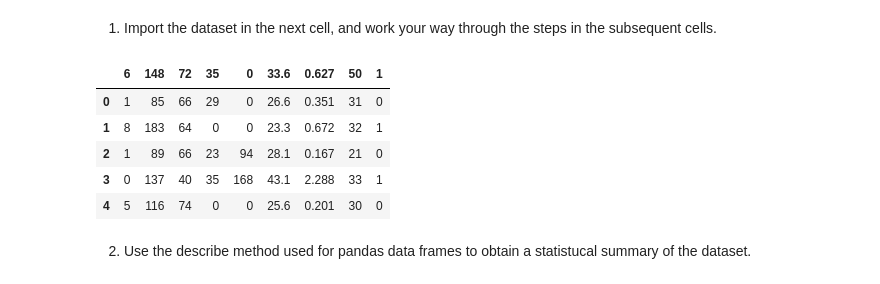
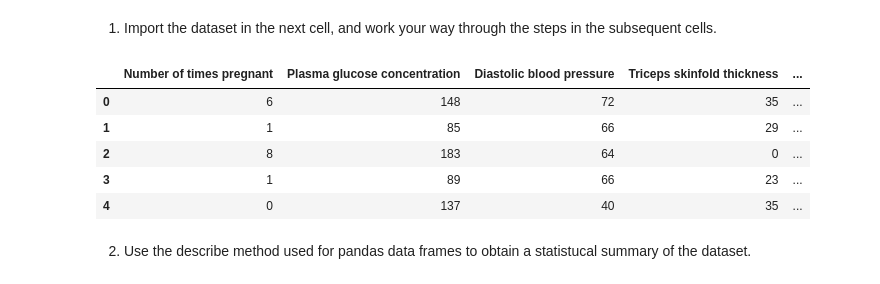
Before and after one commit to mohamed-ashry7/Data-Engineering-Lab, a Jupyter notebook: Lab5 - Data Cleaning/Lab5 - Data Cleaning.ipynb, the cells around one changed output. Cells and saved outputs as stored; diff of their text form; code cells hidden in the pictures.

```diff
--- a/Lab5 - Data Cleaning/Lab5 - Data Cleaning.ipynb
+++ b/Lab5 - Data Cleaning/Lab5 - Data Cleaning.ipynb
@@ -676,15 +676,16 @@ This is a medical dataset, so an important thing we will do with this dataset is
 # %% [markdown]
 1. Import the dataset in the next cell, and work your way through the steps in the subsequent cells.
 # %%
-pima_df = pd.read_csv('https://raw.githubusercontent.com/jbrownlee/Datasets/master/pima-indians-diabetes.data.csv')
+pima_df = pd.read_csv('https://raw.githubusercontent.com/jbrownlee/Datasets/master/pima-indians-diabetes.data.csv',header=None)
+pima_df.columns = ['Number of times pregnant','Plasma glucose concentration','Diastolic blood pressure','Triceps skinfold thickness','2-Hour serum insulin','BMI',' Diabetes pedigree function','Age','Class variable']
 pima_df.head()
 # %% [output]
-|  | 6 | 148 | 72 | 35 | 0 | 33.6 | 0.627 | 50 | 1 |
-| 0 | 1 | 85 | 66 | 29 | 0 | 26.6 | 0.351 | 31 | 0 |
-| 1 | 8 | 183 | 64 | 0 | 0 | 23.3 | 0.672 | 32 | 1 |
-| 2 | 1 | 89 | 66 | 23 | 94 | 28.1 | 0.167 | 21 | 0 |
-| 3 | 0 | 137 | 40 | 35 | 168 | 43.1 | 2.288 | 33 | 1 |
-| 4 | 5 | 116 | 74 | 0 | 0 | 25.6 | 0.201 | 30 | 0 |
+|  | Number of times pregnant | Plasma glucose concentration | Diastolic blood pressure | Triceps skinfold thickness | ... |
+| 0 | 6 | 148 | 72 | 35 | ... |
+| 1 | 1 | 85 | 66 | 29 | ... |
+| 2 | 8 | 183 | 64 | 0 | ... |
+| 3 | 1 | 89 | 66 | 23 | ... |
+| 4 | 0 | 137 | 40 | 35 | ... |
 # %% [markdown]
 2. Use the describe method used for pandas data frames to obtain a statistucal summary of the dataset.
 # %% [markdown]
```
Also changed, not shown: parts of 2 cells of this notebook.
